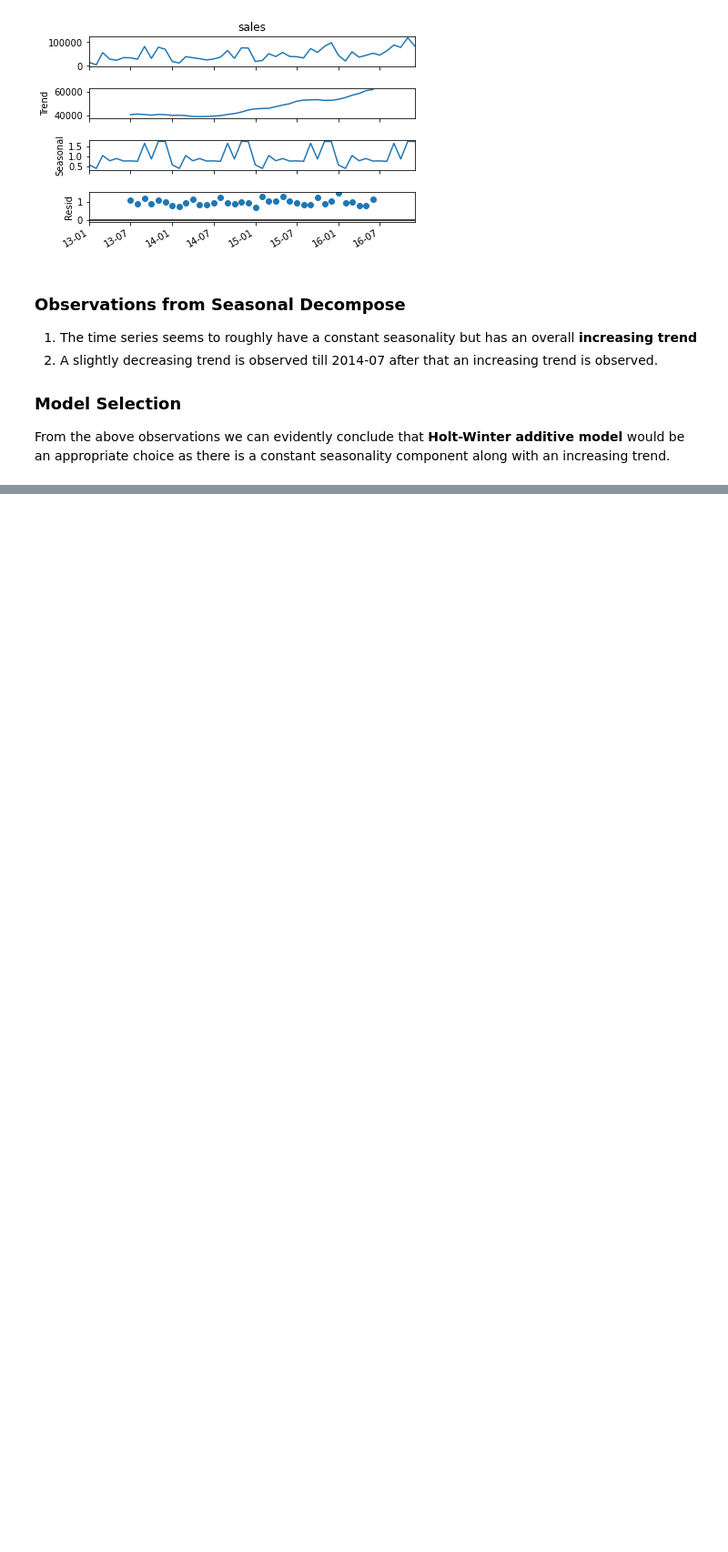
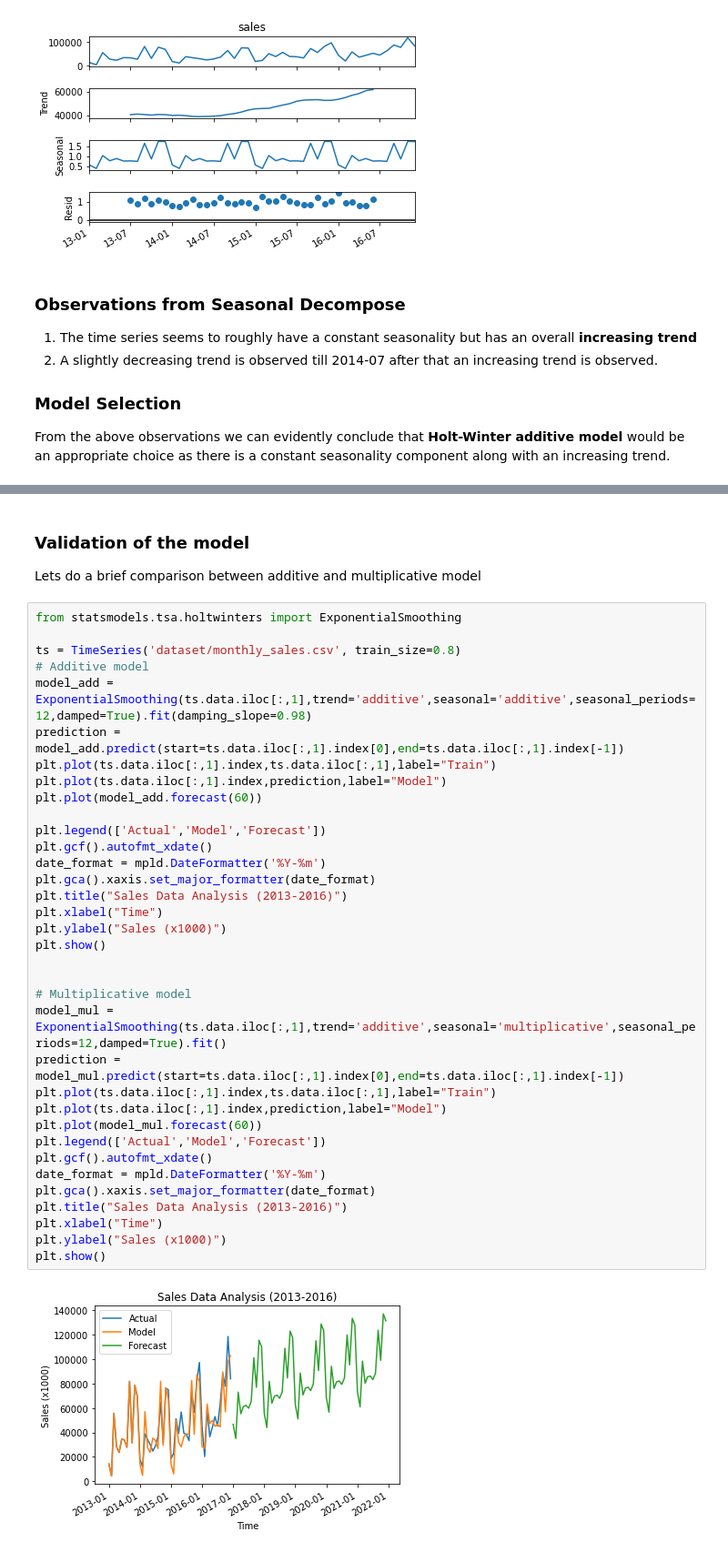
Before and after one commit to KrishnanSG/holt-winters, a Jupyter notebook: analysis.ipynb, the cells around one changed output, grey strips where cells are left out. Shown at 91% size. Saved outputs shown, nothing was run; the diff lists cells and outputs as text; blank space fills up the shorter version.

Commit message:
Add model validation, summary and conclusion

```diff
--- a/analysis.ipynb
+++ b/analysis.ipynb
@@ -121,3 +118,43 @@ plt.ylabel("Sales (x1000)")
 plt.show()
 # %% [output]
 [figure]
+# %% [markdown]
+### Validation of the model
+Lets do a brief comparison between additive and multiplicative model
+# %%
+from statsmodels.tsa.holtwinters import ExponentialSmoothing
+
+ts = TimeSeries('dataset/monthly_sales.csv', train_size=0.8)
+# Additive model
+model_add = ExponentialSmoothing(ts.data.iloc[:,1],trend='additive',seasonal='additive',seasonal_periods=12,damped=True).fit(damping_slope=0.98)
+prediction = model_add.predict(start=ts.data.iloc[:,1].index[0],end=ts.data.iloc[:,1].index[-1])
+plt.plot(ts.data.iloc[:,1].index,ts.data.iloc[:,1],label="Train")
+plt.plot(ts.data.iloc[:,1].index,prediction,label="Model")
+plt.plot(model_add.forecast(60))
+
+plt.legend(['Actual','Model','Forecast'])
+plt.gcf().autofmt_xdate()
+date_format = mpld.DateFormatter('%Y-%m')
+plt.gca().xaxis.set_major_formatter(date_format)
+plt.title("Sales Data Analysis (2013-2016)")
+plt.xlabel("Time")
+plt.ylabel("Sales (x1000)")
+plt.show()
+
+
+# Multiplicative model
+model_mul = ExponentialSmoothing(ts.data.iloc[:,1],trend='additive',seasonal='multiplicative',seasonal_periods=12,damped=True).fit()
+prediction = model_mul.predict(start=ts.data.iloc[:,1].index[0],end=ts.data.iloc[:,1].index[-1])
+plt.plot(ts.data.iloc[:,1].index,ts.data.iloc[:,1],label="Train")
+plt.plot(ts.data.iloc[:,1].index,prediction,label="Model")
+plt.plot(model_mul.forecast(60))
+plt.legend(['Actual','Model','Forecast'])
+plt.gcf().autofmt_xdate()
+date_format = mpld.DateFormatter('%Y-%m')
+plt.gca().xaxis.set_major_formatter(date_format)
+plt.title("Sales Data Analysis (2013-2016)")
+plt.xlabel("Time")
+plt.ylabel("Sales (x1000)")
+plt.show()
+# %% [output]
+[figure, added]
```
Also changed, not shown: parts of 4 cells of this notebook, 1 other file.
